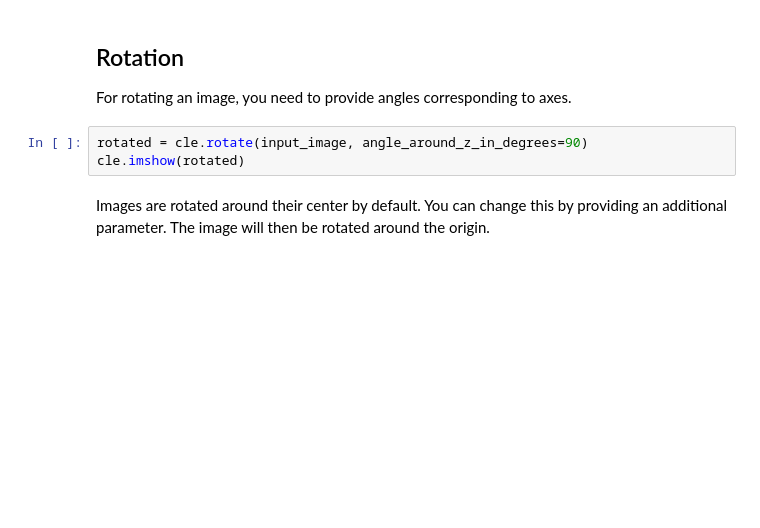
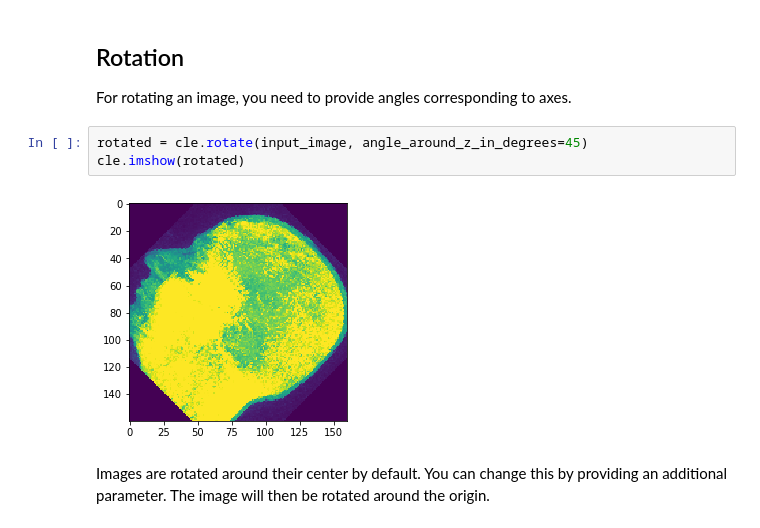
Before and after one commit to clEsperanto/pyclesperanto_prototype, a Jupyter notebook: demo/transforms/affine_transforms.ipynb, the cells around one changed output. Drawn from its saved outputs; the diff is of its cells as text; blank space fills up the shorter version.

```diff
--- a/demo/transforms/affine_transforms.ipynb
+++ b/demo/transforms/affine_transforms.ipynb
@@ -48,8 +26,10 @@ cle.imshow(input_image)
 ## Rotation
 For rotating an image, you need to provide angles corresponding to axes.
 # %%
-rotated = cle.rotate(input_image, angle_around_z_in_degrees=90)
+rotated = cle.rotate(input_image, angle_around_z_in_degrees=45)
 cle.imshow(rotated)
+# %% [output]
+[figure, added]
 # %% [markdown]
 Images are rotated around their center by default. You can change this by providing an additional parameter. The image will then be rotated around the origin.
 # %%
```
Also changed, not shown: parts of 25 cells of this notebook.
